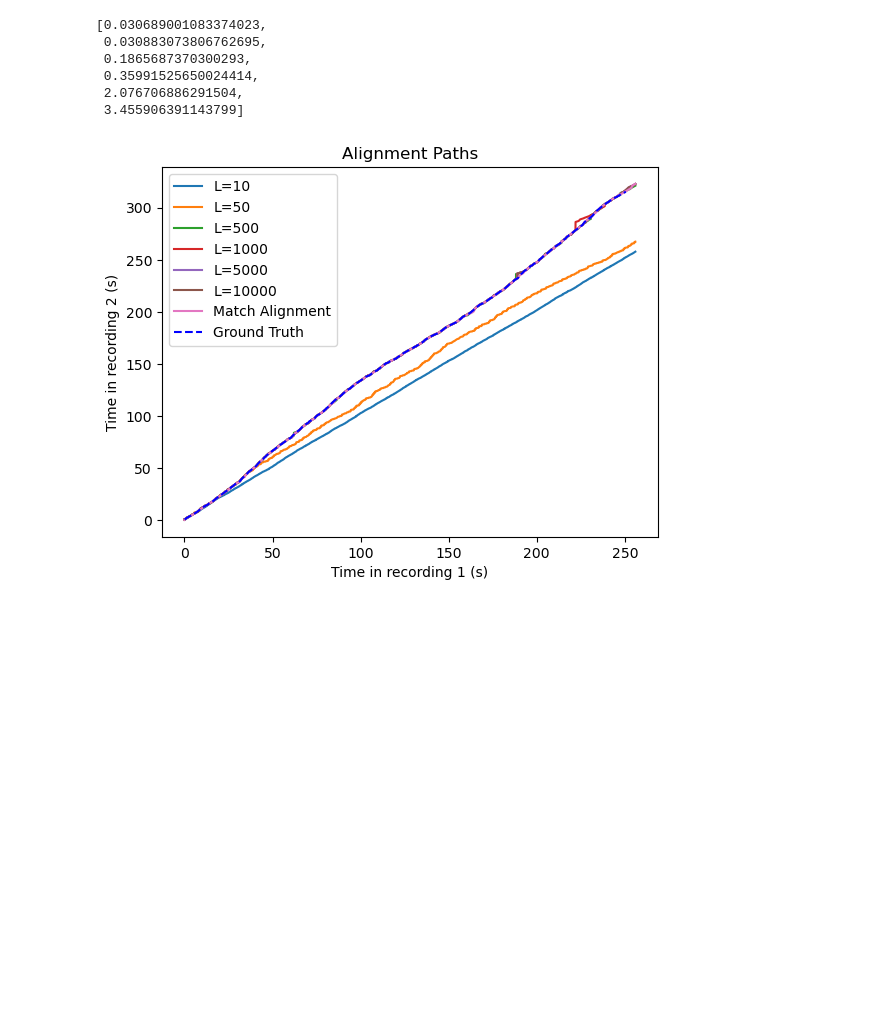
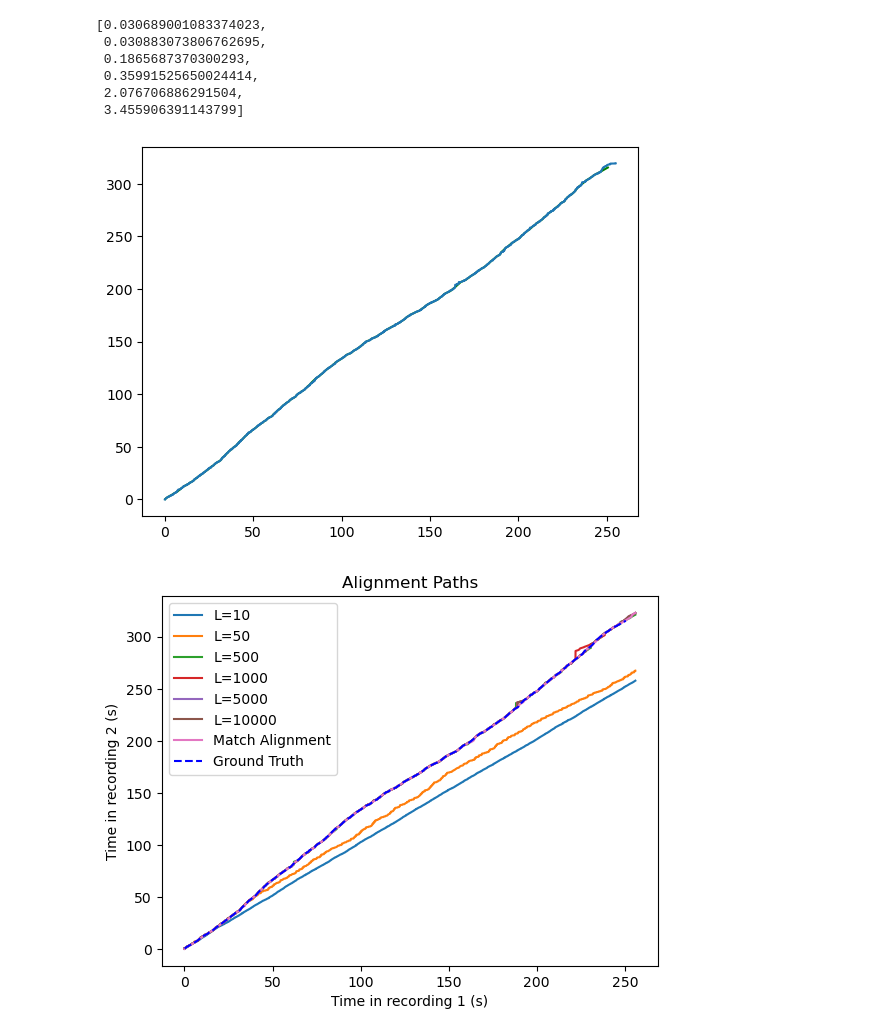
Before and after one commit to dherreravicioso/Online-DTW, a Jupyter notebook: online-dtw.ipynb, the cells around one changed output. Cells and saved outputs as stored; diff of their text form; code cells hidden in the pictures; blank space fills up the shorter version.

```diff
--- a/online-dtw.ipynb
+++ b/online-dtw.ipynb
@@ -385,3 +383,12 @@ match_alignment = np.load("Match_Alignment.npy")
+# %%
+match_alignment = np.load("Match_Alignment.npy")
+match_alignment2 = np.load("/home/dherrera/ttmp/Online-DTW/experiments_train/MATCH_clean/Chopin_Op017No4_Ashkenazy-1981_pid9058-13__Chopin_Op017No4_Block-1995_pid9064-04.pkl", allow_pickle=True)
+# %%
+plt.plot(gt1, gt2, 'g')
+plt.plot(match_alignment2[1], match_alignment2[0])
+plt.show()
+# %% [output]
+[figure, added]
 # %%
 for idx, path in enumerate(paths):
     plt.plot(path[0, :], path[1, :], label=f'L={test_Ls[idx]}')
```
Also changed, not shown: parts of 2 cells of this notebook, 4 other files.
